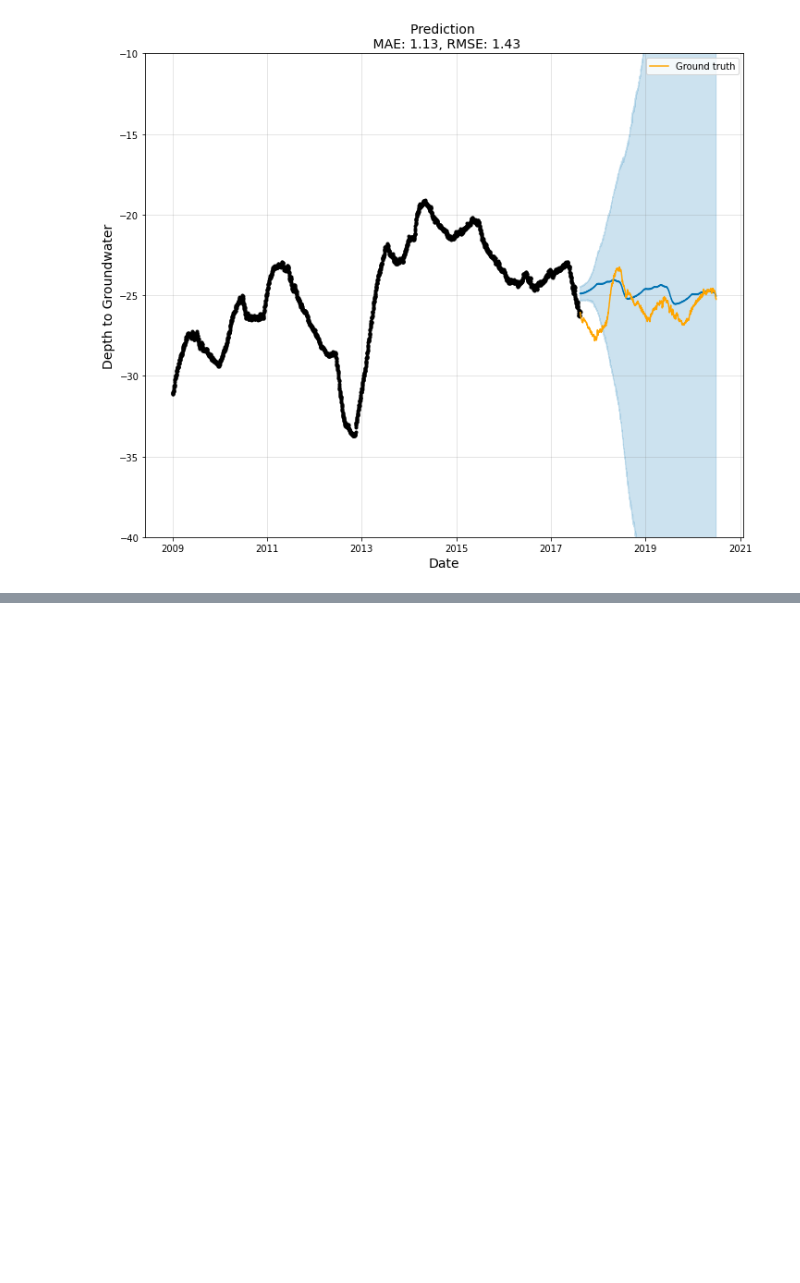
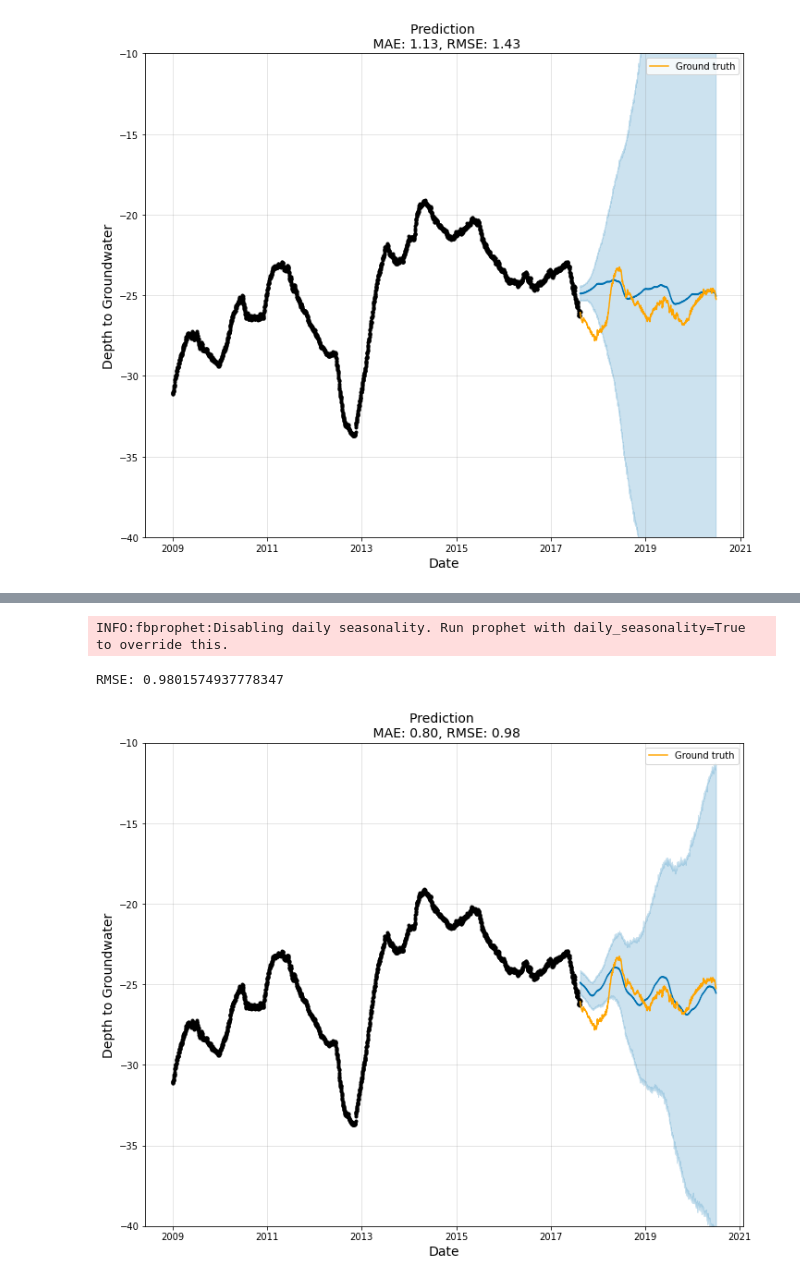
Before and after one commit to bkleck/WaterAnalytics, a Jupyter notebook: machine_learning.ipynb, the cells around one changed output, grey strips where cells are left out. Drawn from its saved outputs; the diff is of its cells as text; code cells hidden in the pictures; blank space fills up the shorter version.

```diff
--- a/machine_learning.ipynb
+++ b/machine_learning.ipynb
@@ -237,0 +259,27 @@ From the plot, it can be seen that Prophet does capture the seasonal trends, but
+# %%
+model = Prophet(changepoint_range=0.9, changepoint_prior_scale=0.005) #prior_scale default of 0.05
+model.fit(train)
+y_pred = model.predict(x_valid)
+
+score_mae = mean_absolute_error(y_valid, y_pred.tail(test_size)['yhat'])
+score_rmse = math.sqrt(mean_squared_error(y_valid, y_pred.tail(test_size)['yhat']))
+
+print('RMSE: {}'.format(score_rmse))
+# %% [output]
+INFO:fbprophet:Disabling daily seasonality. Run prophet with daily_seasonality=True to override this.
+RMSE: 0.9801574937778347
+# %%
+# Plot the forecast
+f, ax = plt.subplots(1, figsize=(10, 8))
+
+model.plot(y_pred, ax=ax)
+sns.lineplot(x=x_valid['ds'], y=y_valid['y'], ax=ax, color='orange', label='Ground truth') #navajowhite
+
+ax.set_title(f'Prediction \n MAE: {score_mae:.2f}, RMSE: {score_rmse:.2f}', fontsize=14)
+ax.set_xlabel(xlabel='Date', fontsize=14)
+ax.set_ylabel(ylabel='Depth to Groundwater', fontsize=14)
+ax.set_ylim([-40, -10])
+
+plt.show()
+# %% [output]
+[figure, added]
```
Also changed, not shown: parts of 5 cells of this notebook.
